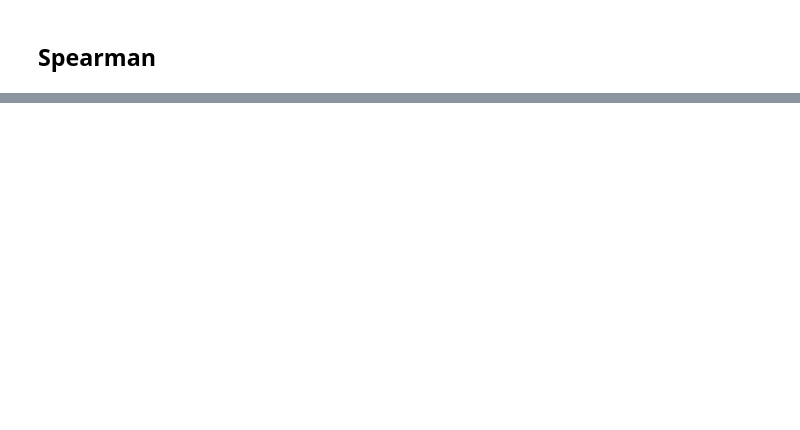
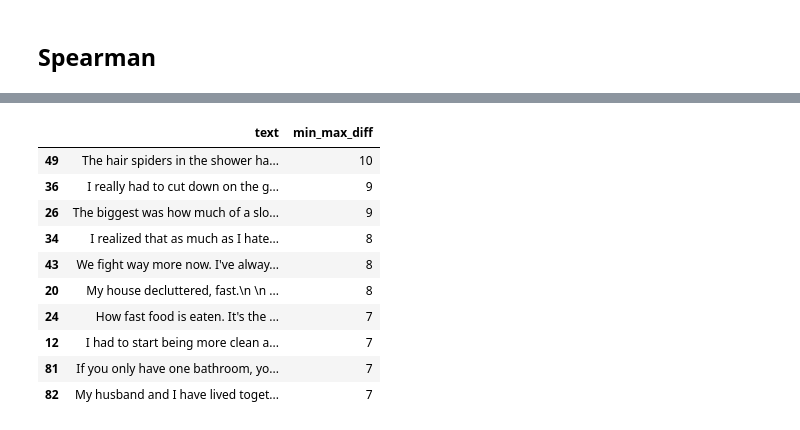
Before and after one commit to Stunkymonkey/emotion-analysis, a Jupyter notebook: excercise1/evaluation.ipynb, the cells around one changed output, grey strips where cells are left out. Cells and saved outputs as stored; diff of their text form; code cells hidden in the pictures; blank space fills up the shorter version.

```diff
--- a/excercise1/evaluation.ipynb
+++ b/excercise1/evaluation.ipynb
@@ -114,0 +160,24 @@ for emotion in emotions:
+# %%
+def calculate_min_max_diff(row):
+    acc = 0
+    values = list()
+    for (i, emotion) in enumerate(emotions):
+        values = [int(row[emotion +"-Felix"]), int(row[emotion +"-Charlotta"]), int(row[emotion +"-Max"])]
+        acc += max(values) - min(values)
+    return acc
+
+df['min_max_diff'] = df.apply(calculate_min_max_diff, axis=1)
+# %%
+df.sort_values(by=['min_max_diff'], ascending=False).iloc[:10][["text", "min_max_diff"]]
+# %% [output]
+|  | text | min_max_diff |
+| 49 | The hair spiders in the shower ha... | 10 |
+| 36 | I really had to cut down on the g... | 9 |
+| 26 | The biggest was how much of a slo... | 9 |
+| 34 | I realized that as much as I hate... | 8 |
+| 43 | We fight way more now. I've alway... | 8 |
+| 20 | My house decluttered, fast.\n \n ... | 8 |
+| 24 | How fast food is eaten. It's the ... | 7 |
+| 12 | I had to start being more clean a... | 7 |
+| 81 | If you only have one bathroom, yo... | 7 |
+| 82 | My husband and I have lived toget... | 7 |
```
Also changed, not shown: parts of 7 cells of this notebook, 3 other files.
